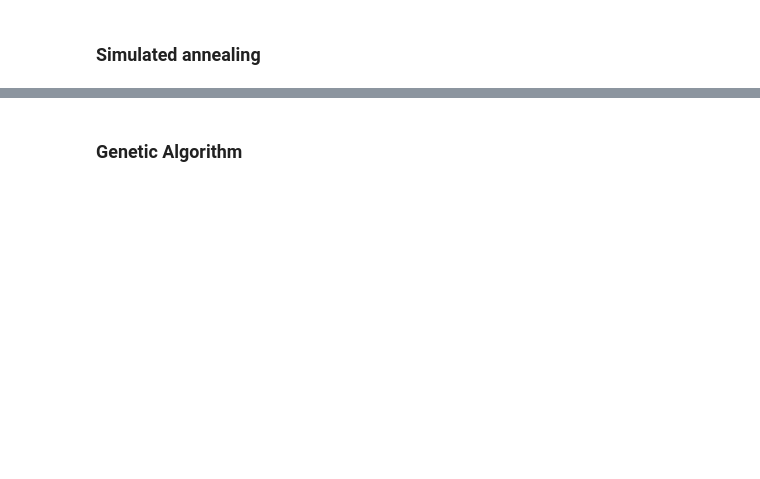
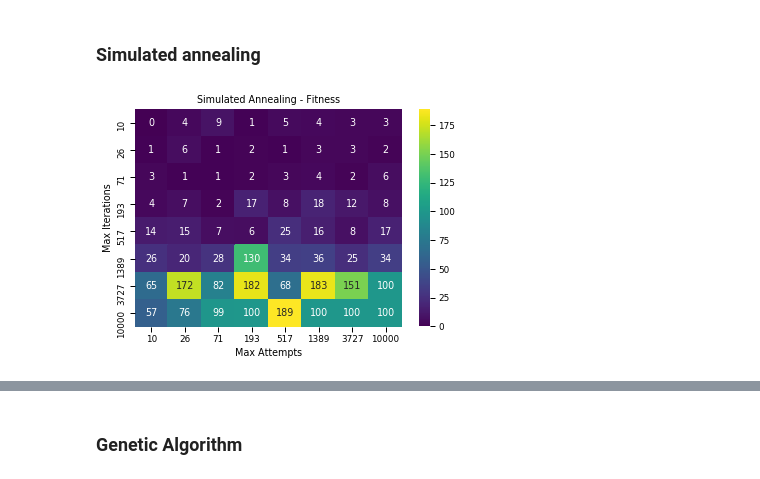
Before and after one commit to mkecera/cs7641-randomized-optimization, a Jupyter notebook: assignment2.ipynb, the cells around one changed output, grey strips where cells are left out. Cells and saved outputs as stored; diff of their text form; code cells hidden in the pictures; blank space fills up the shorter version.

```diff
--- a/assignment2.ipynb
+++ b/assignment2.ipynb
@@ -116,9 +122,11 @@ all_states, all_fitness, all_curves, run_times, max_iter_data, max_attempt_data
 # %%
 chart_data = pd.DataFrame({'Fitness': all_fitness, 'Max Iterations': max_iter_data, 'Max Attempts': max_attempt_data})
 chart_data = chart_data.pivot(index='Max Iterations', columns='Max Attempts', values='Fitness')
 sns.set_context("paper")
-sns_plot = sns.heatmap(chart_data, annot=True, fmt="g", cmap='viridis').set_title('Simulated Annealing')
+sns_plot = sns.heatmap(chart_data, annot=True, fmt="g", cmap='viridis').set_title('Simulated Annealing - Fitness')
 sns_plot.get_figure().savefig(save_path + "4p_sa_hyperparam.png", dpi=100)
+# %% [output]
+[figure, added]
 # %%
 chart_data = pd.DataFrame({'Run Times': [round(x, 2) for x in run_times], 'Max Iterations': max_iter_data, 'Max Attempts': max_attempt_data})
 chart_data = chart_data.pivot(index='Max Iterations', columns='Max Attempts', values='Run Times')
```
Also changed, not shown: parts of 30 cells of this notebook.
